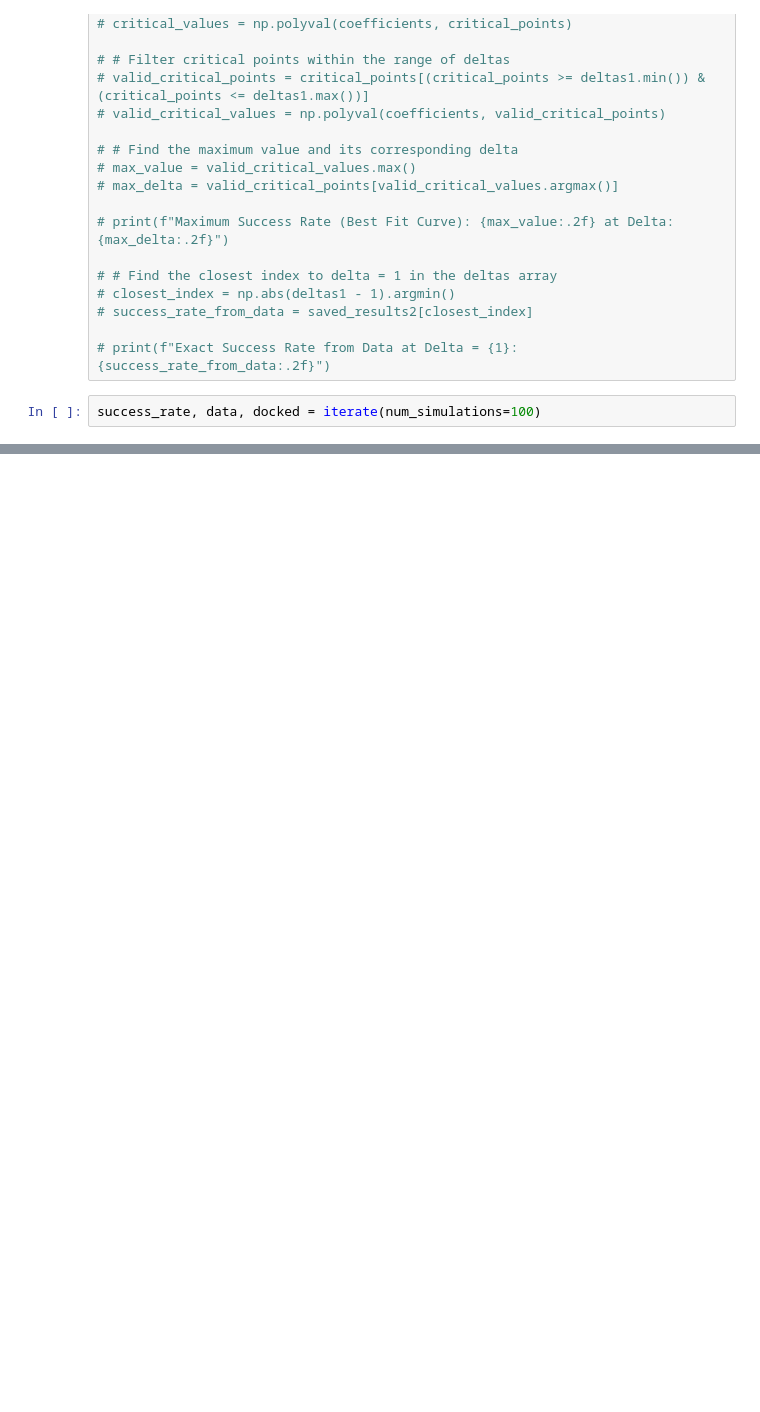
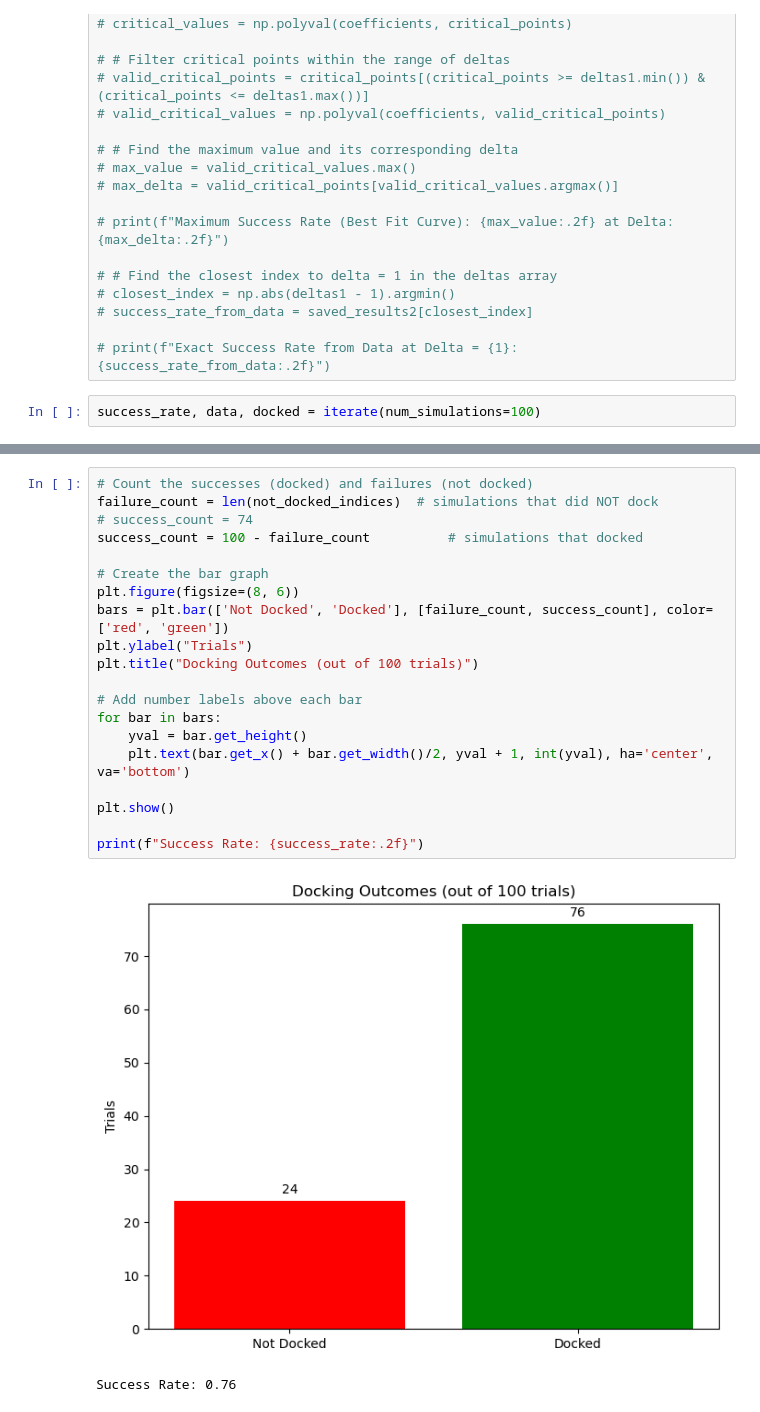
Before and after one commit to dssong2/ae353-sp25, a Jupyter notebook: projects/03_spacecraft/data simulations.ipynb, the cells around one changed output, grey strips where cells are left out. Drawn from its saved outputs; the diff is of its cells as text; blank space fills up the shorter version.

```diff
--- a/projects/03_spacecraft/data simulations.ipynb
+++ b/projects/03_spacecraft/data simulations.ipynb
@@ -446,0 +447,23 @@ Success Rate: 0.71
+# %%
+# Count the successes (docked) and failures (not docked)
+failure_count = len(not_docked_indices)  # simulations that did NOT dock
+# success_count = 74
+success_count = 100 - failure_count          # simulations that docked
+
+# Create the bar graph
+plt.figure(figsize=(8, 6))
+bars = plt.bar(['Not Docked', 'Docked'], [failure_count, success_count], color=['red', 'green'])
+plt.ylabel("Trials")
+plt.title("Docking Outcomes (out of 100 trials)")
+
+# Add number labels above each bar
+for bar in bars:
+    yval = bar.get_height()
+    plt.text(bar.get_x() + bar.get_width()/2, yval + 1, int(yval), ha='center', va='bottom')
+
+plt.show()
+
+print(f"Success Rate: {success_rate:.2f}")
+# %% [output]
+[figure, added]
+Success Rate: 0.76
```
Also changed, not shown: parts of 1 cell of this notebook, 4 other files.
